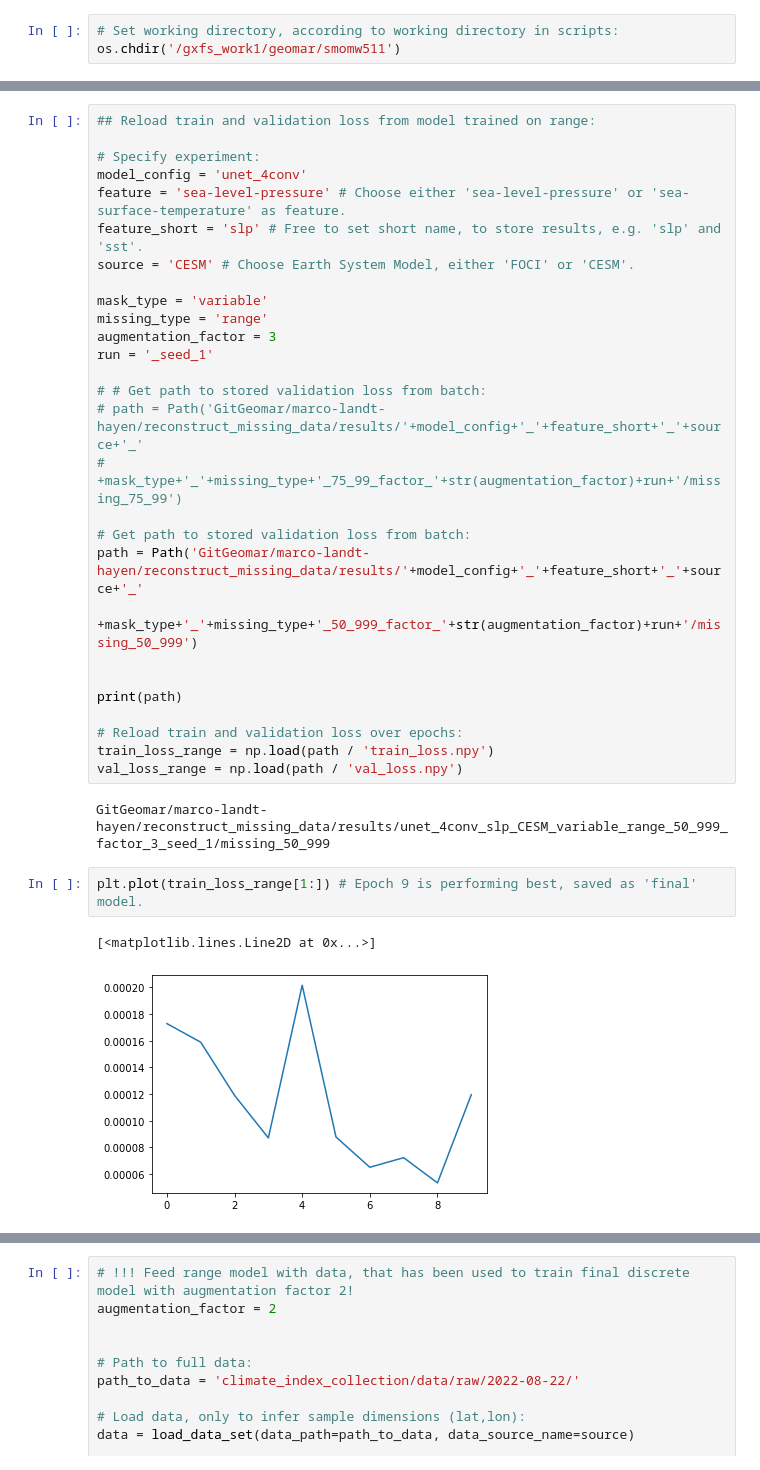
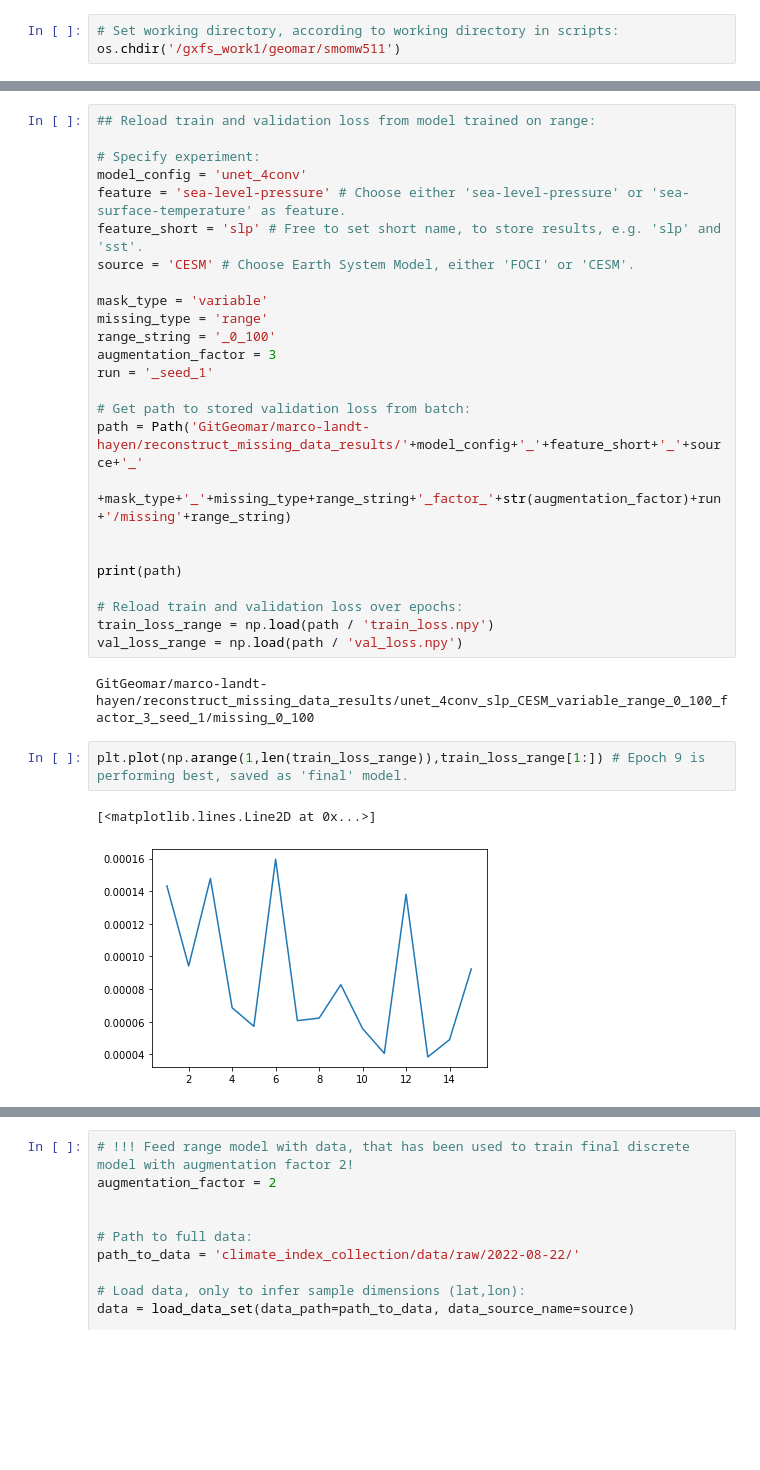
Before and after one commit to MarcoLandtHayen/reconstruct_missing_data, a Jupyter notebook: notebooks/02a_unet_4conv_slp_CESM_range.ipynb, the cells around one changed output, grey strips where cells are left out. Saved outputs shown, nothing was run; the diff lists cells and outputs as text; blank space fills up the shorter version.

```diff
--- a/notebooks/02a_unet_4conv_slp_CESM_range.ipynb
+++ b/notebooks/02a_unet_4conv_slp_CESM_range.ipynb
@@ -78,16 +78,13 @@ source = 'CESM' # Choose Earth System Model, either 'FOCI' or 'CESM'.
 
 mask_type = 'variable'
 missing_type = 'range'
+range_string = '_0_100'
 augmentation_factor = 3
 run = '_seed_1'
 
-# # Get path to stored validation loss from batch:
-# path = Path('GitGeomar/marco-landt-hayen/reconstruct_missing_data/results/'+model_config+'_'+feature_short+'_'+source+'_'
-#                       +mask_type+'_'+missing_type+'_75_99_factor_'+str(augmentation_factor)+run+'/missing_75_99')
-
 # Get path to stored validation loss from batch:
-path = Path('GitGeomar/marco-landt-hayen/reconstruct_missing_data/results/'+model_config+'_'+feature_short+'_'+source+'_'
-                      +mask_type+'_'+missing_type+'_50_999_factor_'+str(augmentation_factor)+run+'/missing_50_999')
+path = Path('GitGeomar/marco-landt-hayen/reconstruct_missing_data_results/'+model_config+'_'+feature_short+'_'+source+'_'
+                      +mask_type+'_'+missing_type+range_string+'_factor_'+str(augmentation_factor)+run+'/missing'+range_string)
 
 
 print(path)
@@ -96,12 +93,12 @@ print(path)
 train_loss_range = np.load(path / 'train_loss.npy')
 val_loss_range = np.load(path / 'val_loss.npy')
 # %% [output]
-GitGeomar/marco-landt-hayen/reconstruct_missing_data/results/unet_4conv_slp_CESM_variable_range_50_999_factor_3_seed_1/missing_50_999
+GitGeomar/marco-landt-hayen/reconstruct_missing_data_results/unet_4conv_slp_CESM_variable_range_0_100_factor_3_seed_1/missing_0_100
 # %%
-plt.plot(train_loss_range[1:]) # Epoch 9 is performing best, saved as 'final' model.
+plt.plot(np.arange(1,len(train_loss_range)),train_loss_range[1:]) # Epoch 9 is performing best, saved as 'final' model.
 # %% [output]
 [<matplotlib.lines.Line2D at 0x...>]
-[figure, old version]
+[figure, new version]
 # %%
 ## Reload final model, trained on range:
 
```
Also changed, not shown: parts of 5 cells of this notebook, 11 other files.
